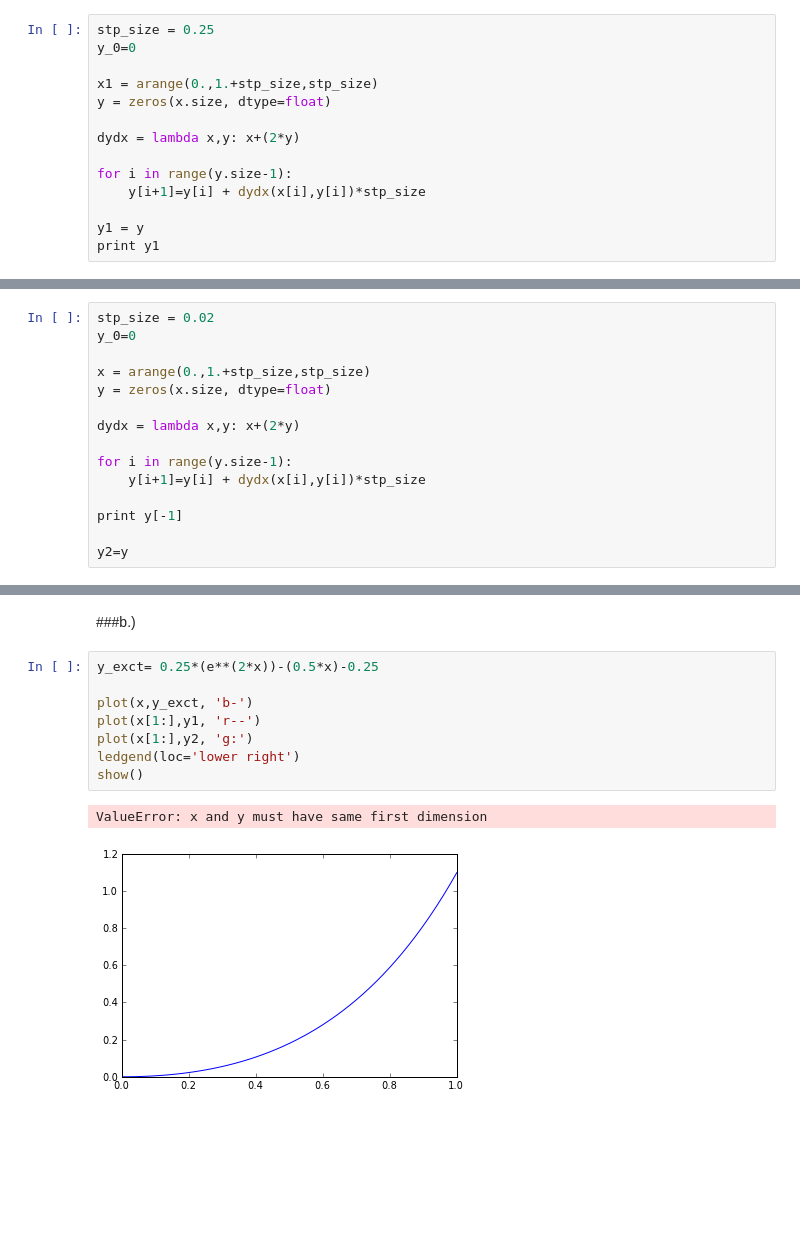
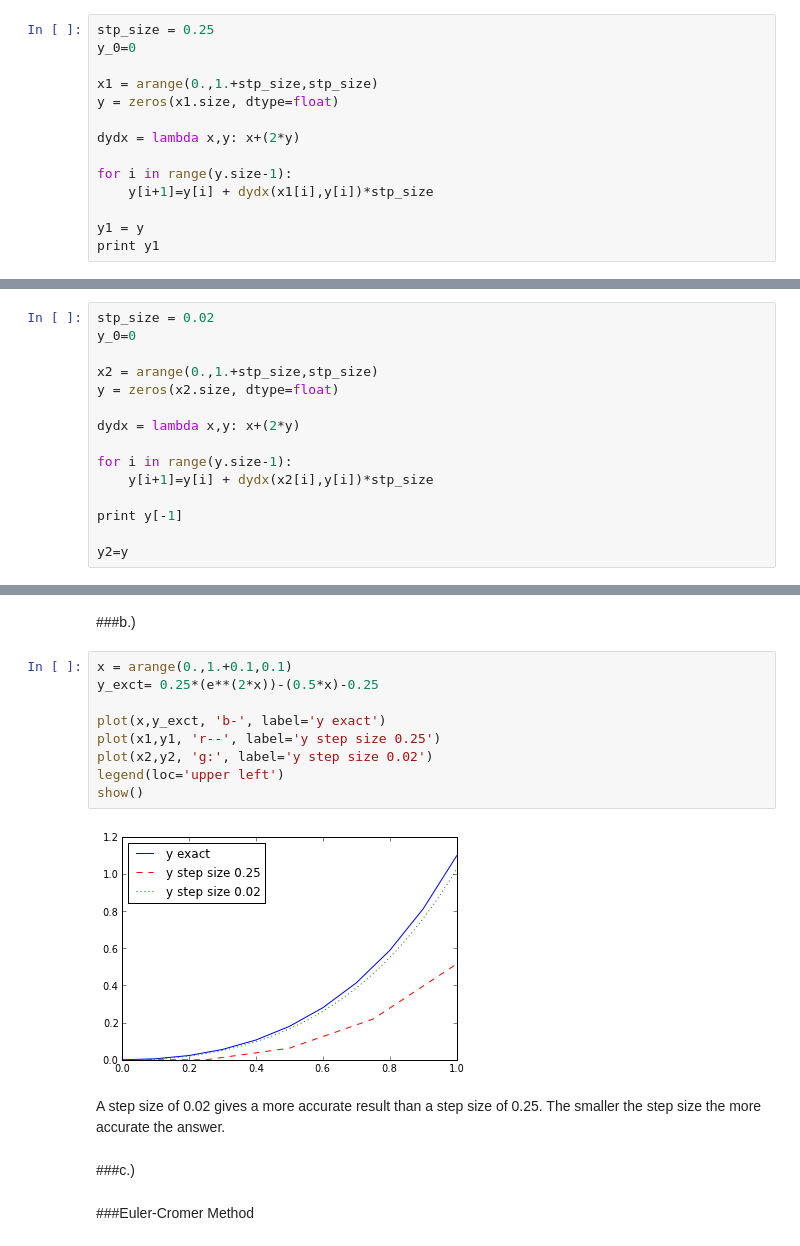
Before and after one commit to npilgram/PHYS202-S13, a Jupyter notebook: Week7/ThursdayNotes5-16.ipynb, the cells around one changed output, grey strips where cells are left out. Drawn from its saved outputs; the diff is of its cells as text; blank space fills up the shorter version.

```diff
--- a/Week7/ThursdayNotes5-16.ipynb
+++ b/Week7/ThursdayNotes5-16.ipynb
@@ -11,12 +11,12 @@ stp_size = 0.25
 y_0=0
 
 x1 = arange(0.,1.+stp_size,stp_size)
-y = zeros(x.size, dtype=float)
+y = zeros(x1.size, dtype=float)
 
 dydx = lambda x,y: x+(2*y)
 
 for i in range(y.size-1):
-    y[i+1]=y[i] + dydx(x[i],y[i])*stp_size
+    y[i+1]=y[i] + dydx(x1[i],y[i])*stp_size
 
 y1 = y
 print y1
@@ -32,13 +32,13 @@ For stepsize of 0.25 y=0.515625 when x=1
 stp_size = 0.02
 y_0=0
 
-x = arange(0.,1.+stp_size,stp_size)
-y = zeros(x.size, dtype=float)
+x2 = arange(0.,1.+stp_size,stp_size)
+y = zeros(x2.size, dtype=float)
 
 dydx = lambda x,y: x+(2*y)
 
 for i in range(y.size-1):
-    y[i+1]=y[i] + dydx(x[i],y[i])*stp_size
+    y[i+1]=y[i] + dydx(x2[i],y[i])*stp_size
 
 print y[-1]
 
@@ -48,13 +48,19 @@ y2=y
 # %% [markdown]
 ###b.)
 # %%
+x = arange(0.,1.+0.1,0.1)
 y_exct= 0.25*(e**(2*x))-(0.5*x)-0.25
 
-plot(x,y_exct, 'b-')
-plot(x[1:],y1, 'r--')
-plot(x[1:],y2, 'g:')
-ledgend(loc='lower right')
+plot(x,y_exct, 'b-', label='y exact')
+plot(x1,y1, 'r--', label='y step size 0.25')
+plot(x2,y2, 'g:', label='y step size 0.02')
+legend(loc='upper left')
 show()
 # %% [output]
-ValueError: x and y must have same first dimension
-[figure, old version]
+[figure, new version]
+# %% [markdown]
+A step size of 0.02 gives a more accurate result than a step size of 0.25. The smaller the step size the more accurate the answer.
+# %% [markdown]
+###c.)
+# %% [markdown]
+###Euler-Cromer Method
```
Also changed, not shown: parts of 13 cells of this notebook.
